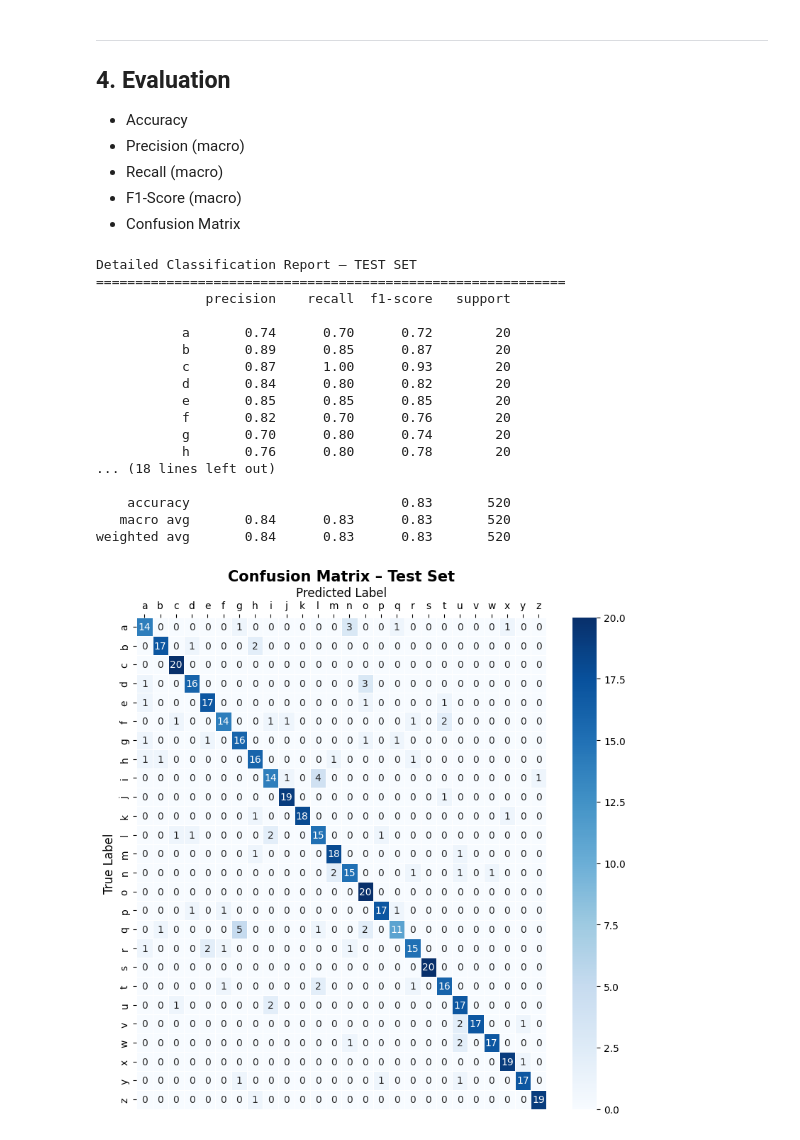
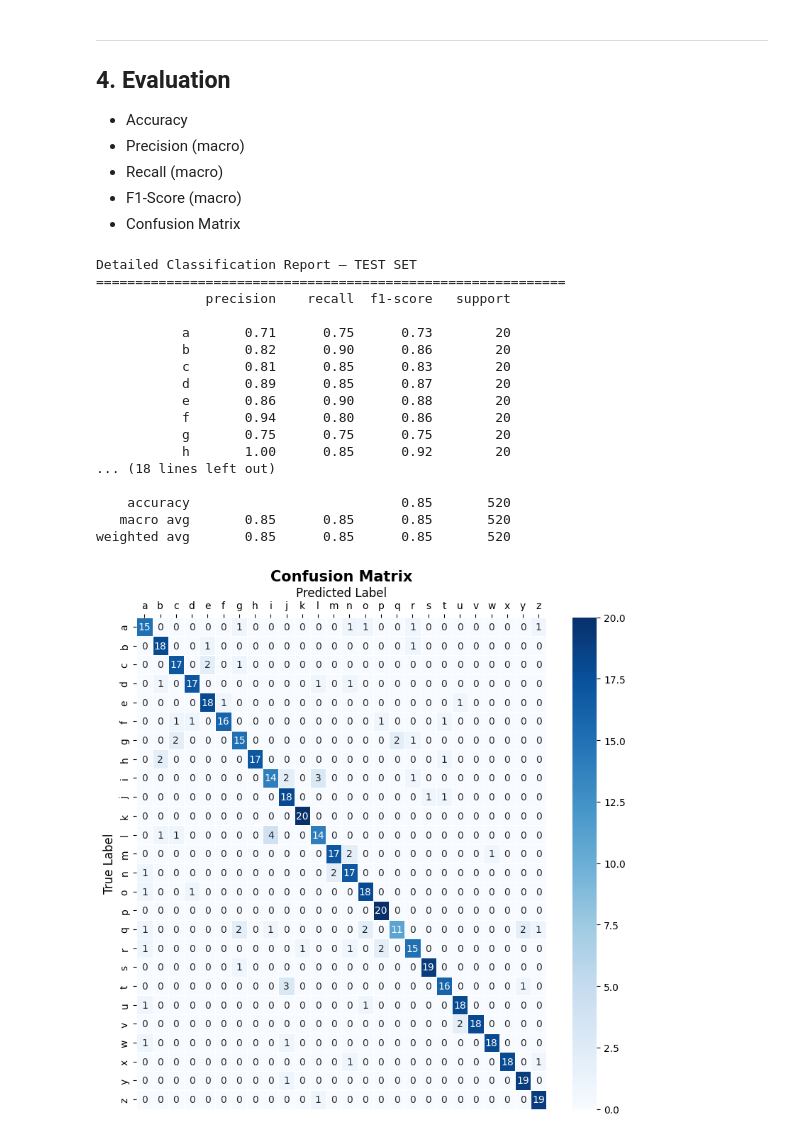
Before and after one commit to TegarAdh/EMNIST--Extended-MNIST-, a Jupyter notebook: EMNIST-Letters-Classification-HOG-SVM.ipynb, the cells around one changed output. Cells and saved outputs as stored; diff of their text form; code cells hidden in the pictures.

```diff
--- a/EMNIST-Letters-Classification-HOG-SVM.ipynb
+++ b/EMNIST-Letters-Classification-HOG-SVM.ipynb
@@ -70,8 +71,14 @@ print(f"y_subset shape : {y_subset.shape[0]}")
 # %% [output]
 X_subset shape : 2600
 y_subset shape : 2600
+# %%
+X_subset, y_subset = shuffle(
+    X_subset,
+    y_subset,
+    random_state=42
+)
 # %%
-idx = 563
+idx = 0
 
 img = X_subset[idx].reshape(28, 28).T
 label = chr(y_subset[idx] + 97)
@@ -173,7 +180,7 @@ print(f"\nHOG feature Vector: {hog_feature.shape[0]}")
 HOG feature Vector: 1152
 # %%
-def extract_hog_features(images, orientations=9, pixels_per_cell=(8, 8),
-                          cells_per_block=(3, 3), block_norm='L2'):
+def extract_hog_features(images, orientations=8, pixels_per_cell=(8, 8),
+                          cells_per_block=(2, 2), block_norm='L2'):
     """Extract HOG features for a batch of flattened 28x28 images."""
     features = []
     for img in images:
@@ -317,41 +324,41 @@ Detailed Classification Report – TEST SET
 ============================================================
               precision    recall  f1-score   support
 
-           a       0.74      0.70      0.72        20
-           b       0.89      0.85      0.87        20
-           c       0.87      1.00      0.93        20
-           d       0.84      0.80      0.82        20
-           e       0.85      0.85      0.85        20
-           f       0.82      0.70      0.76        20
-           g       0.70      0.80      0.74        20
-           h       0.76      0.80      0.78        20
+           a       0.71      0.75      0.73        20
+           b       0.82      0.90      0.86        20
+           c       0.81      0.85      0.83        20
+           d       0.89      0.85      0.87        20
+           e       0.86      0.90      0.88        20
+           f       0.94      0.80      0.86        20
+           g       0.75      0.75      0.75        20
+           h       1.00      0.85      0.92        20
 ... (18 lines left out)
 
-    accuracy                           0.83       520
-   macro avg       0.84      0.83      0.83       520
-weighted avg       0.84      0.83      0.83       520
+    accuracy                           0.85       520
+   macro avg       0.85      0.85      0.85       520
+weighted avg       0.85      0.85      0.85       520
 # %%
 cm = confusion_matrix(y_test, y_test_pred)
 
 plt.figure(figsize=(8, 8))
 sns.heatmap(
     cm,
     annot=True, fmt='d',
     cmap='Blues',
     xticklabels=label_names,
     yticklabels=label_names,
     linewidths=0.5
 )
 ax = plt.gca()
 ax.xaxis.tick_top()
 ax.xaxis.set_label_position('top')
-plt.title('Confusion Matrix – Test Set', fontsize=15, fontweight='bold')
+plt.title('Confusion Matrix', fontsize=15, fontweight='bold')
 plt.xlabel('Predicted Label', fontsize=12)
 plt.ylabel('True Label', fontsize=12)
 plt.tight_layout()
 plt.show()
 # %% [output]
-[figure, old version]
+[figure, new version]
 # %%
 sample_indices = random.sample(range(len(X_test)), 5)
 
```
Also changed, not shown: parts of 6 cells of this notebook, 3 other files.
